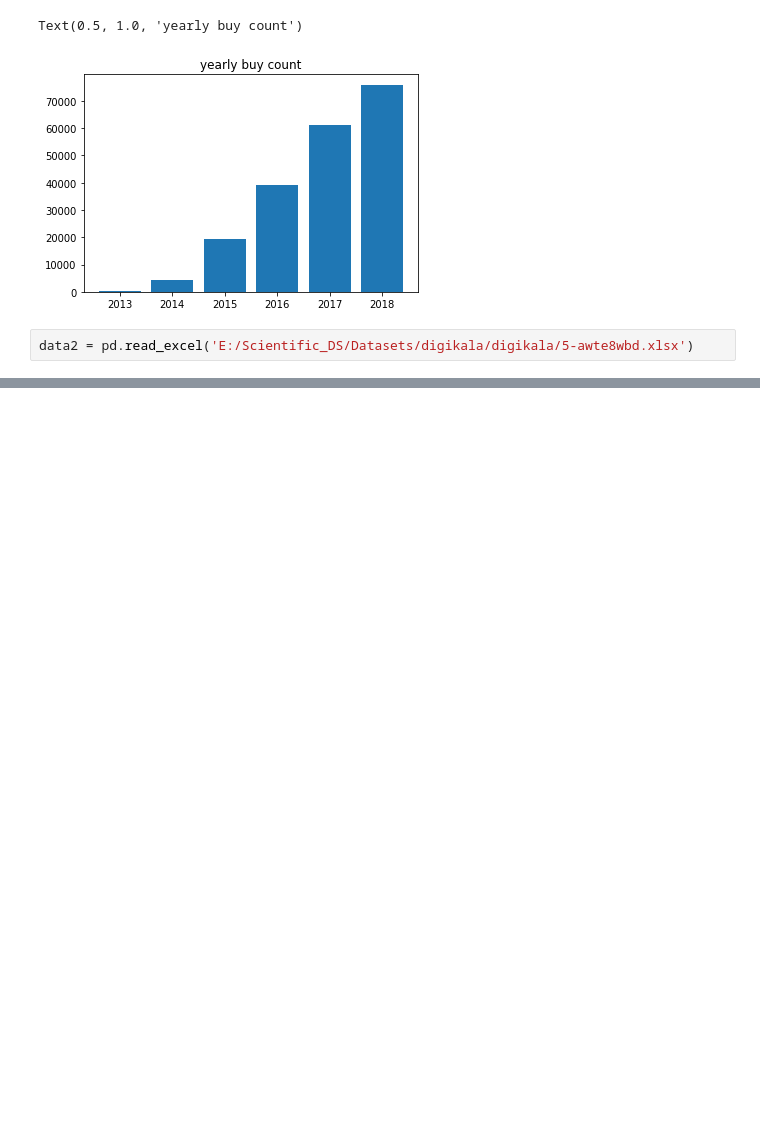
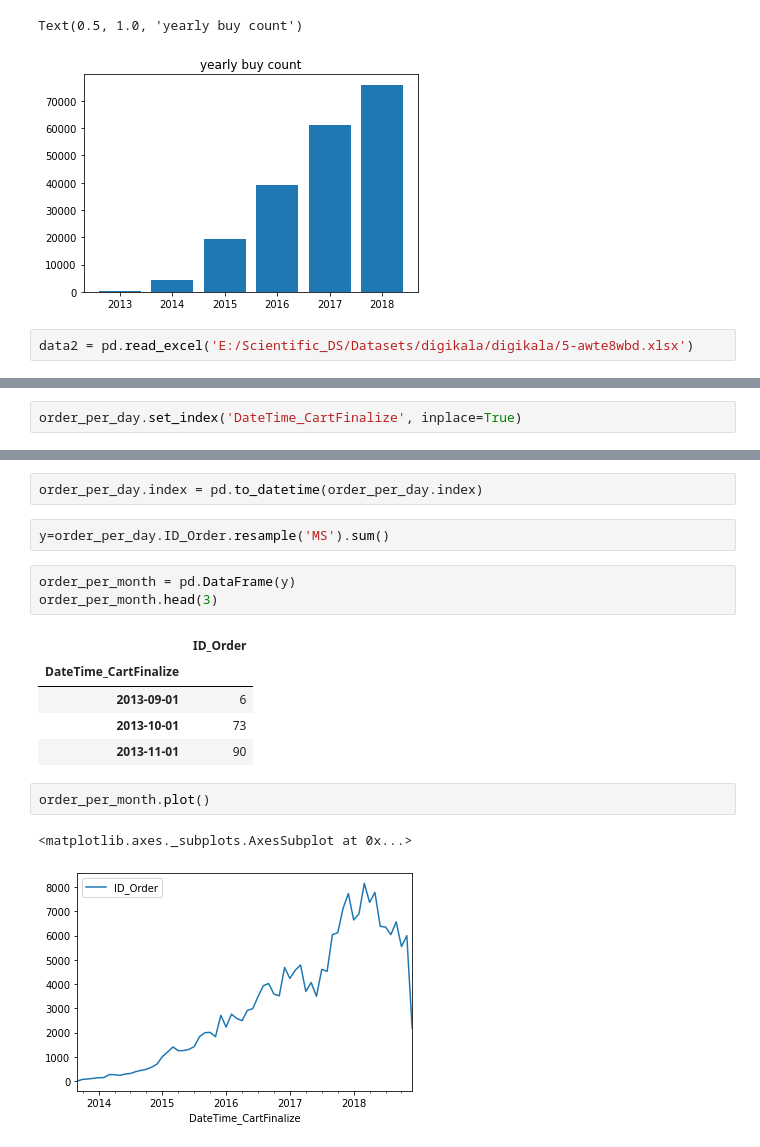
Before and after one commit to MahdiEsrafili/Iran_commercials_analysis, a Jupyter notebook: Digikala_DS/digikala.ipynb, the cells around one changed output, grey strips where cells are left out. Saved outputs shown, nothing was run; the diff lists cells and outputs as text; blank space fills up the shorter version.

Commit message:
digika. new users per month. updating readme

```diff
--- a/Digikala_DS/digikala.ipynb
+++ b/Digikala_DS/digikala.ipynb
@@ -450,0 +481,2 @@ data2.head()
+# %%
+order_per_day.set_index('DateTime_CartFinalize', inplace=True)
@@ -450,0 +492,18 @@ data2.head()
+# %%
+order_per_day.index = pd.to_datetime(order_per_day.index)
+# %%
+y=order_per_day.ID_Order.resample('MS').sum()
+# %%
+order_per_month = pd.DataFrame(y)
+order_per_month.head(3)
+# %% [output]
+|  | ID_Order |
+| DateTime_CartFinalize |  |
+| 2013-09-01 | 6 |
+| 2013-10-01 | 73 |
+| 2013-11-01 | 90 |
+# %%
+order_per_month.plot()
+# %% [output]
+<matplotlib.axes._subplots.AxesSubplot at 0x...>
+[figure, added]
```
Also changed, not shown: parts of 20 cells of this notebook, 4 other files.
